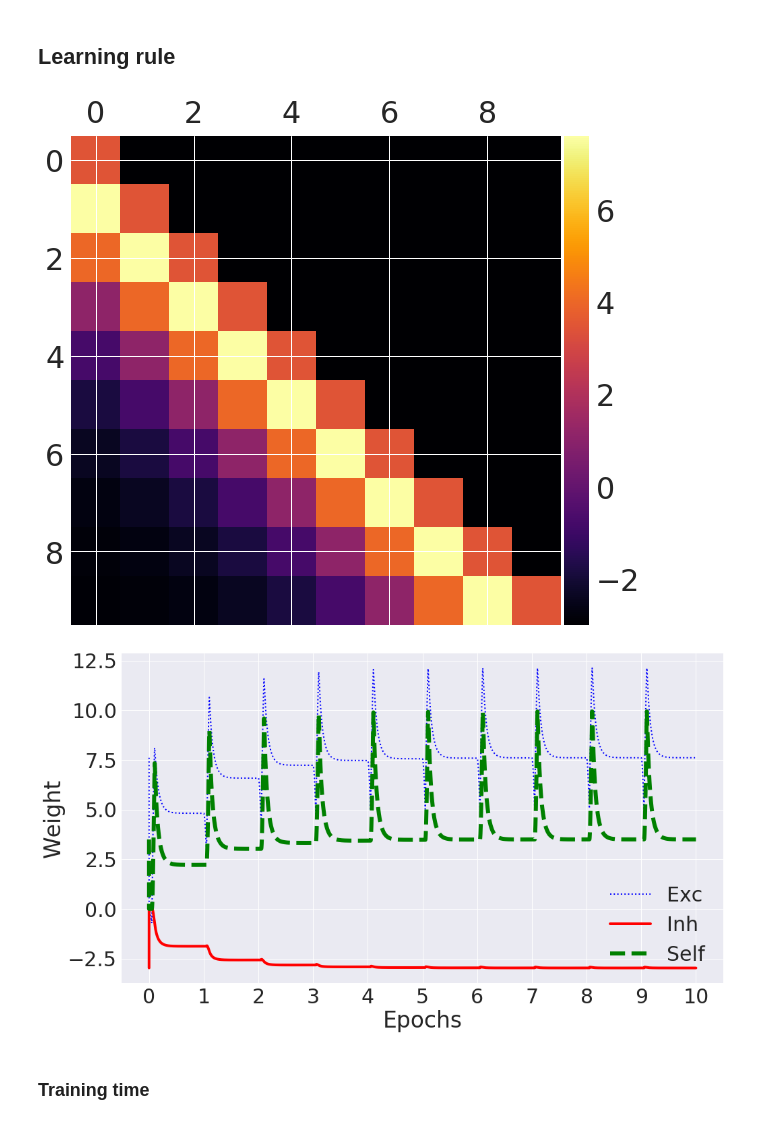
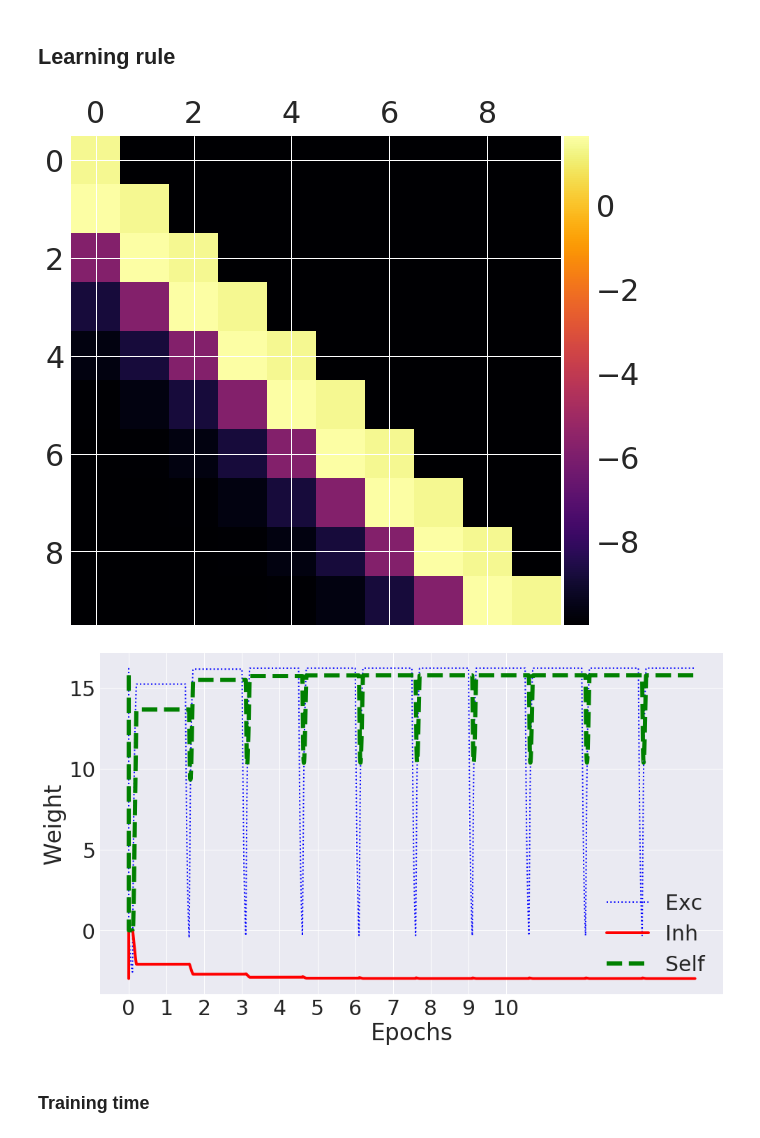
Before and after one commit to h-mayorquin/firing_rate_sequences, a Jupyter notebook: notebooks/2017-11-22(Learning rule II).ipynb, the cells around one changed output. Saved outputs shown, nothing was run; the diff lists cells and outputs as text; code cells hidden in the pictures.

```diff
--- a/notebooks/2017-11-22(Learning rule II).ipynb
+++ b/notebooks/2017-11-22(Learning rule II).ipynb
@@ -25,38 +25,39 @@ from analysis import time_t1, time_t2, time_t1_local, time_t2_local, time_t2_com
 N = 10
 tau_z = 0.150
 tau_z_post = 0.005
 tau_w = 0.100
-max_w = 30.0
-min_w = -3.0
+max_w = 10.0
+min_w = -10.0
+pre_rule = False
 
-training_time = 0.100
+training_time = 0.200
 inter_sequence_time = 1.000
 dt = 0.001
 epochs = 10
 sequence1 = [0, 1, 2, 3, 4, 5, 6, 7, 8, 9]
 sequences = [sequence1]
 
 dic = train_network(N, dt, training_time, inter_sequence_time, sequences, tau_z, tau_z_post,
-                    tau_w, epochs=epochs, max_w=max_w, min_w=min_w, save_w_history=True, pre_rule=True)
+                    tau_w, epochs=epochs, max_w=max_w, min_w=min_w, save_w_history=True, pre_rule=pre_rule)
 
 w = dic['w']
 x_total = dic['x']
 z_history = dic['z']
 z_post_history = dic['z_post']
 w_history = dic['w_history']
 
 fig = plt.figure()
 ax = fig.add_subplot(111)
 
 norm = matplotlib.colors.Normalize(0, 2)
 cmap = matplotlib.cm.inferno
 
 im = ax.matshow(w, cmap=cmap)
 divider = make_axes_locatable(ax)
 cax = divider.append_axes('right', size='5%', pad=0.05)
 fig.colorbar(im, cax=cax);
 # %% [output]
-[figure, old version]
+[figure, new version]
 # %%
 fig = plt.figure()
 ax = fig.add_subplot(111)
@@ -84,7 +85,7 @@ ax.legend(loc=4)
 ax.set_xlabel('Epochs')
 ax.set_ylabel('Weight');
 # %% [output]
-[figure, old version]
+[figure, new version]
 # %% [markdown]
 ### Training time
 # %%
```
Also changed, not shown: 3 other files.
